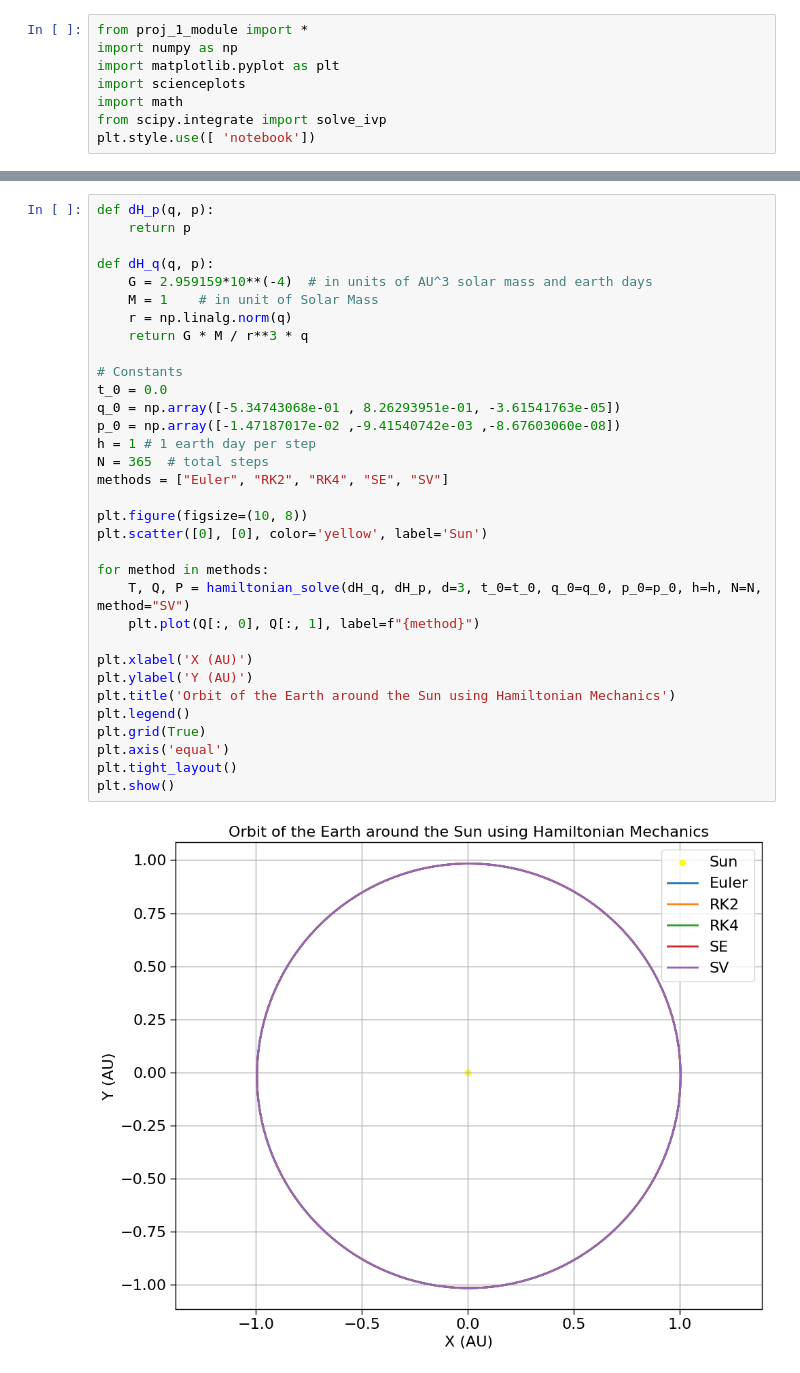
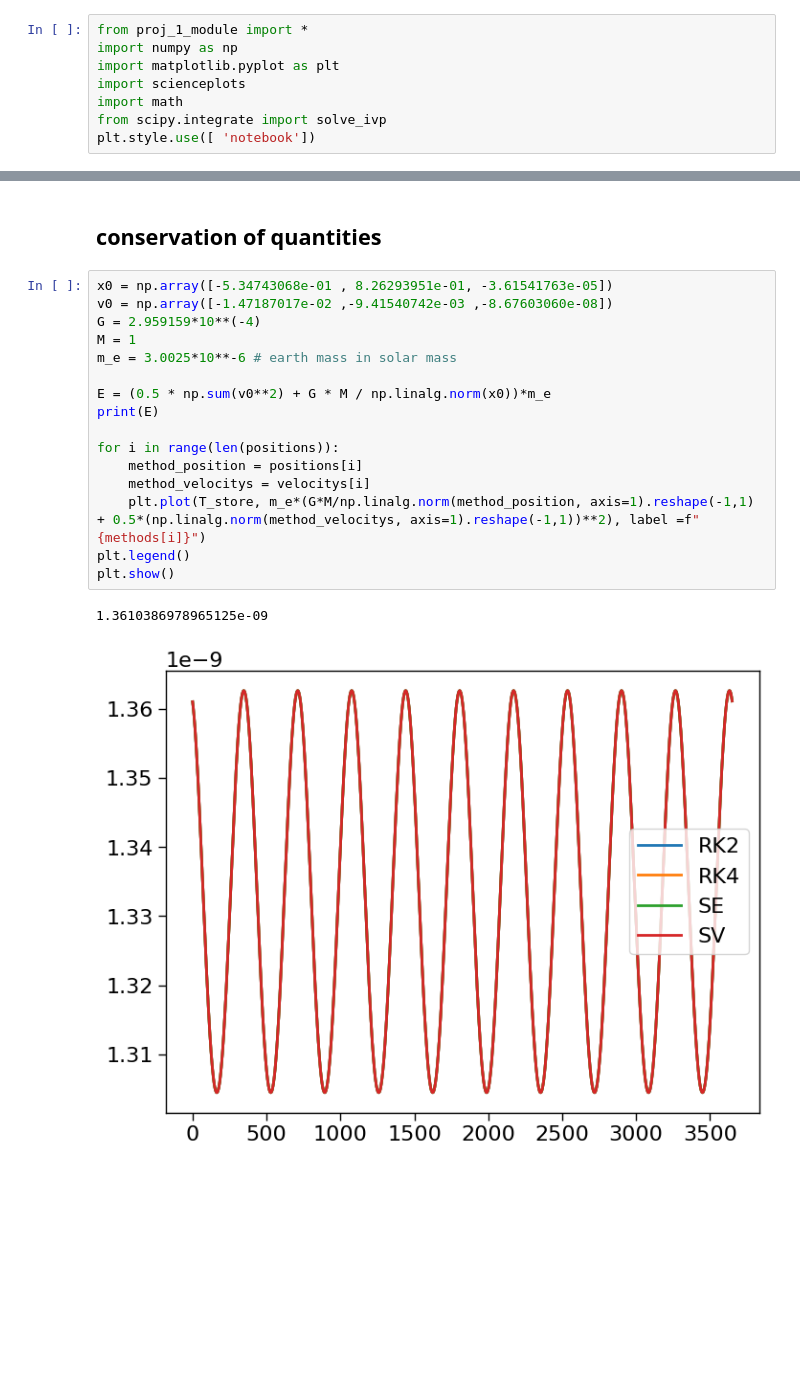
Before and after one commit to liuqiyucn/170N, a Jupyter notebook: project1/proj_1_ClassicalAnalysis.ipynb, the cells around one changed output, grey strips where cells are left out. Drawn from its saved outputs; the diff is of its cells as text; blank space fills up the shorter version.

```diff
--- a/project1/proj_1_ClassicalAnalysis.ipynb
+++ b/project1/proj_1_ClassicalAnalysis.ipynb
@@ -64,35 +162,21 @@ plt.show()
-# %%
-def dH_p(q, p):
-    return p
-
-def dH_q(q, p):
-    G = 2.959159*10**(-4)  # in units of AU^3 solar mass and earth days
-    M = 1    # in unit of Solar Mass
-    r = np.linalg.norm(q)
-    return G * M / r**3 * q
-
-# Constants
-t_0 = 0.0
-q_0 = np.array([-5.34743068e-01 , 8.26293951e-01, -3.61541763e-05])
-p_0 = np.array([-1.47187017e-02 ,-9.41540742e-03 ,-8.67603060e-08])
-h = 1 # 1 earth day per step
-N = 365  # total steps
-methods = ["Euler", "RK2", "RK4", "SE", "SV"]
-
-plt.figure(figsize=(10, 8))
-plt.scatter([0], [0], color='yellow', label='Sun')
-
-for method in methods:
-    T, Q, P = hamiltonian_solve(dH_q, dH_p, d=3, t_0=t_0, q_0=q_0, p_0=p_0, h=h, N=N, method="SV")
-    plt.plot(Q[:, 0], Q[:, 1], label=f"{method}")
-
-plt.xlabel('X (AU)')
-plt.ylabel('Y (AU)')
-plt.title('Orbit of the Earth around the Sun using Hamiltonian Mechanics')
-plt.legend()
-plt.grid(True)
-plt.axis('equal')
-plt.tight_layout()
-plt.show()
-# %% [output]
-[figure, removed]
+# %% [markdown]
+## conservation of quantities
+# %%
+x0 = np.array([-5.34743068e-01 , 8.26293951e-01, -3.61541763e-05])
+v0 = np.array([-1.47187017e-02 ,-9.41540742e-03 ,-8.67603060e-08])
+G = 2.959159*10**(-4)
+M = 1
+m_e = 3.0025*10**-6 # earth mass in solar mass
+
+E = (0.5 * np.sum(v0**2) + G * M / np.linalg.norm(x0))*m_e
+print(E)
+
+for i in range(len(positions)):
+    method_position = positions[i]
+    method_velocitys = velocitys[i]
+    plt.plot(T_store, m_e*(G*M/np.linalg.norm(method_position, axis=1).reshape(-1,1) + 0.5*(np.linalg.norm(method_velocitys, axis=1).reshape(-1,1))**2), label =f"{methods[i]}")
+plt.legend()
+plt.show()
+# %% [output]
+1.3610386978965125e-09
+[figure, added]
```
Also changed, not shown: parts of 10 cells of this notebook, 1 other file.
